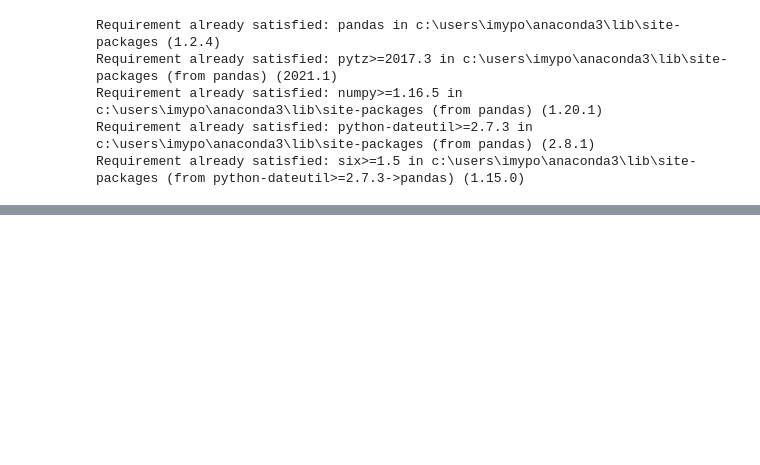
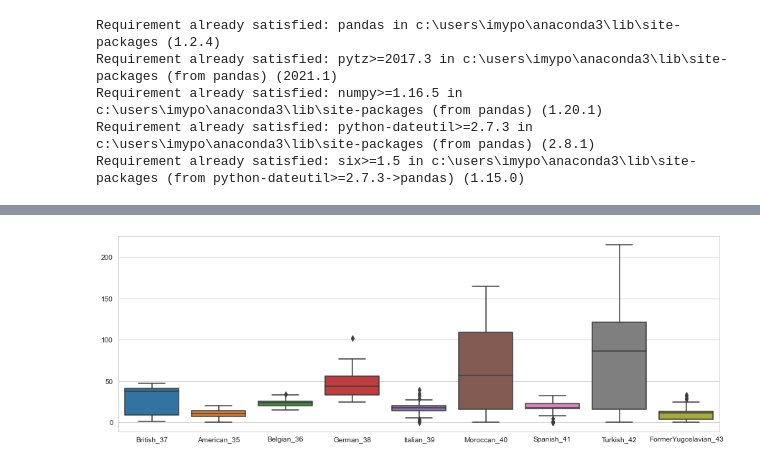
Before and after one commit to ImyPG/Solo-Project, a Jupyter notebook: Netherlands.ipynb, the cells around one changed output, grey strips where cells are left out. Drawn from its saved outputs; the diff is of its cells as text; code cells hidden in the pictures; blank space fills up the shorter version.

```diff
--- a/Netherlands.ipynb
+++ b/Netherlands.ipynb
@@ -35,0 +154,7 @@ NameError: name 'NL' is not defined
+# %%
+plt.figure(figsize=(15,5))
+sns.set_style("whitegrid")
+sns.boxplot(data=NL[['British_37','American_35',"Belgian_36", 'German_38','Italian_39',
+                     'Moroccan_40','Spanish_41', 'Turkish_42','FormerYugoslavian_43']]);
+# %% [output]
+[figure, added]
```
Also changed, not shown: parts of 34 cells of this notebook, 2 other files.
